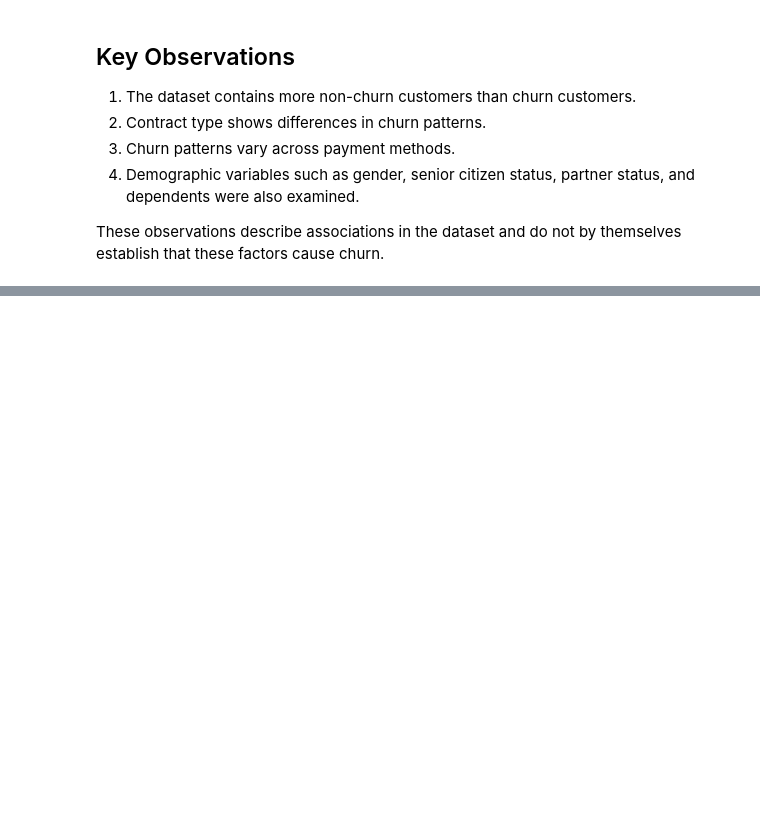
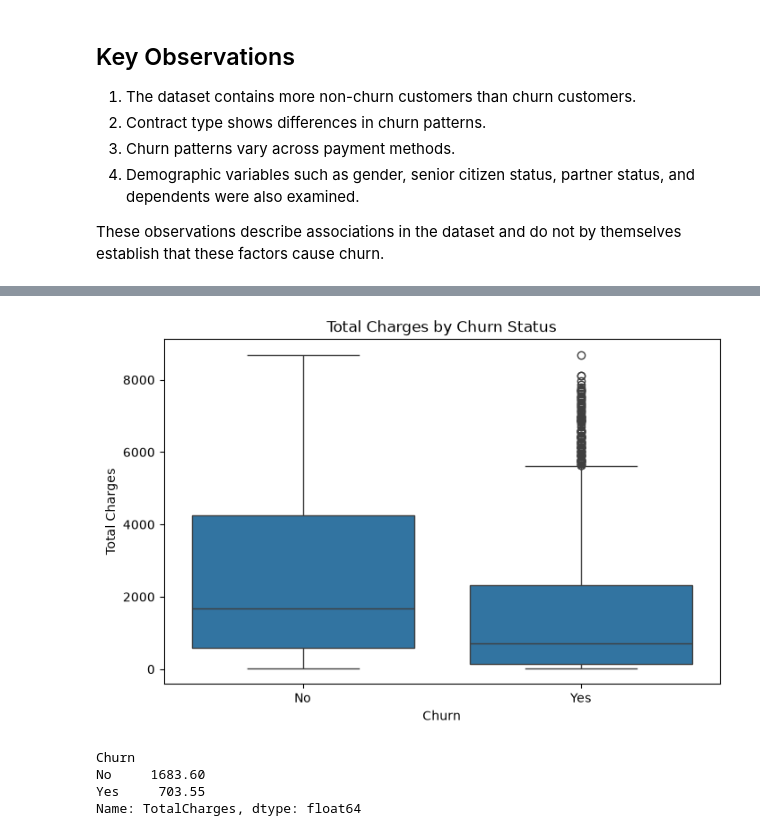
Before and after one commit to Sayuni002/customer-churn-prediction, a Jupyter notebook: notebooks/01_data_exploration.ipynb, the cells around one changed output, grey strips where cells are left out. Drawn from its saved outputs; the diff is of its cells as text; code cells hidden in the pictures; blank space fills up the shorter version.

```diff
--- a/notebooks/01_data_exploration.ipynb
+++ b/notebooks/01_data_exploration.ipynb
@@ -584,0 +652,18 @@ themselves establish that these factors cause churn.
+# %%
+plt.figure(figsize=(8, 5))
+
+sns.boxplot(data=df, x="Churn", y="TotalCharges")
+
+plt.title("Total Charges by Churn Status")
+plt.xlabel("Churn")
+plt.ylabel("Total Charges")
+plt.show()
+# %% [output]
+[figure, added]
+# %%
+df.groupby("Churn")["TotalCharges"].median()
+# %% [output]
+Churn
+No     1683.60
+Yes     703.55
+Name: TotalCharges, dtype: float64
```
Also changed, not shown: parts of 15 cells of this notebook.
